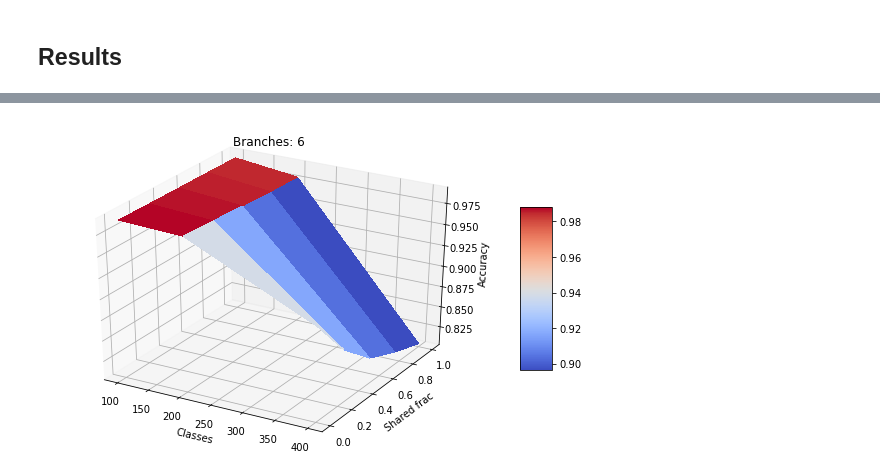
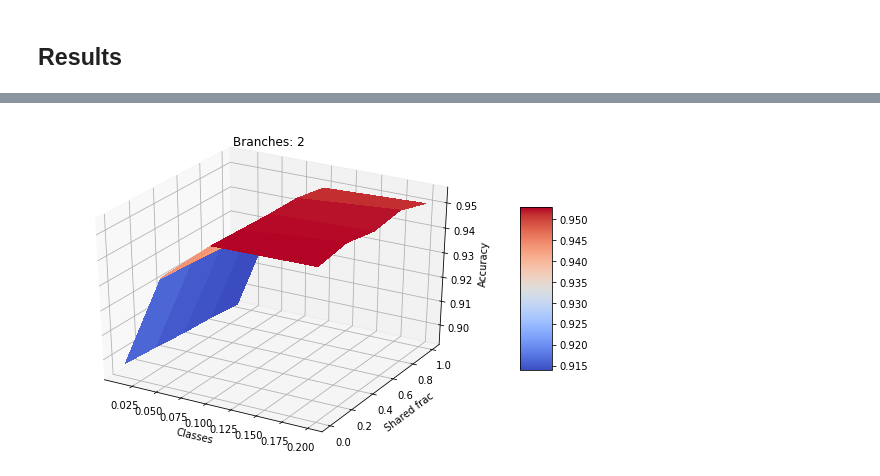
Before and after one commit to agongt408/vbranch, a Jupyter notebook: results-toy.ipynb, the cells around one changed output, grey strips where cells are left out. Saved outputs shown, nothing was run; the diff lists cells and outputs as text; code cells hidden in the pictures.

Commit message:
added data exp figures in results-toy

```diff
--- a/results-toy.ipynb
+++ b/results-toy.ipynb
@@ -7,7 +7,7 @@ import matplotlib.pyplot as plt
 from mpl_toolkits.mplot3d import Axes3D
 import json
 # %%
-with open('results/toy-fcn.json', 'r') as f:
+with open('results/mnist-fcn.json', 'r') as f:
     results = json.load(f)
 # %%
 baseline_results = results['baseline']
@@ -87,7 +92,9 @@ plot_ensemble()
 # %%
 def plot_vbranch(branches):
     # Make data
-    X = [100, 200, 400] # Number of classes
+    X = [0.01, 0.05, 0.1, 0.2]
+
+#     X = [100, 200, 400] # Number of classes
     Y = [0, 0.25, 0.5, 0.75, 1] # Number of models in ensemble
     X_mesh, Y_mesh = np.meshgrid(X, Y)
 
@@ -98,7 +105,7 @@ def plot_vbranch(branches):
             shared_frac = Y[j]
 
             # Use samples_per_class=100 as default
-            Z[j, i] = vbranch_results[str(num_classes)]['100']\
+            Z[j, i] = vbranch_results[str(num_classes)]['32']\
                 [str(branches)][str(shared_frac)][0]
 
     fig = plt.figure(figsize=(10,6))
@@ -118,9 +125,9 @@ def plot_vbranch(branches):
 
     plt.show()
 # %%
-plot_vbranch(6)
+plot_vbranch(2)
 # %% [output]
-[figure, old version]
+[figure, new version]
 # %%
 def plot_versus(num_classes, branches, samples_per_class=100):
     baseline_acc = baseline_results[str(num_classes)][str(samples_per_class)][0]
```
Also changed, not shown: parts of 6 cells of this notebook, 2 other files.
